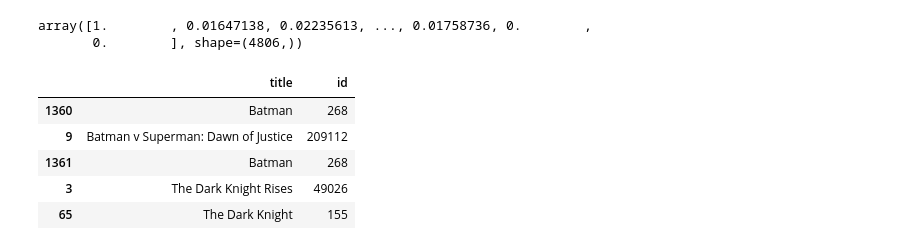
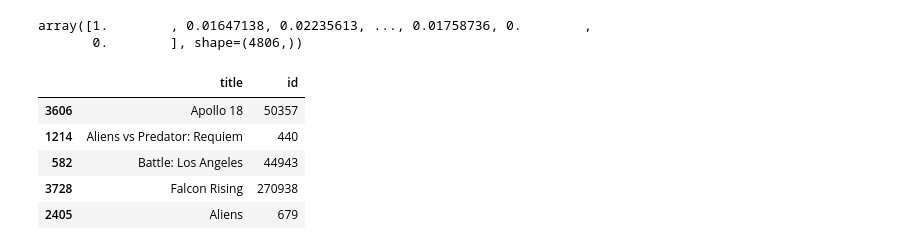
Before and after one commit to bishnusahu23/MovieRecommenderSystem, a Jupyter notebook: MovieRecommender.ipynb, the cells around one changed output. Drawn from its saved outputs; the diff is of its cells as text; code cells hidden in the pictures.

```diff
--- a/MovieRecommender.ipynb
+++ b/MovieRecommender.ipynb
@@ -225,3 +225,6 @@ memory usage: 429.6+ KB
+# %%
+movies.reset_index(inplace=True)
+movies.drop('index', axis=1, inplace=True)
 # %%
 # converting the overview column into a list
 movies['overview']=movies['overview'].apply(lambda x:x.split())
@@ -379,14 +406,14 @@ def recommend(name, count):
     movies=new_df.loc[indexes][['title','id']]
     return movies
 # %%
-recommend('Batman Begins',5)
+recommend('Avatar',5)
 # %% [output]
 |  | title | id |
-| 1360 | Batman | 268 |
-| 9 | Batman v Superman: Dawn of Justice | 209112 |
-| 1361 | Batman | 268 |
-| 3 | The Dark Knight Rises | 49026 |
-| 65 | The Dark Knight | 155 |
+| 3606 | Apollo 18 | 50357 |
+| 1214 | Aliens vs Predator: Requiem | 440 |
+| 582 | Battle: Los Angeles | 44943 |
+| 3728 | Falcon Rising | 270938 |
+| 2405 | Aliens | 679 |
 # %%
 import pickle
 
```
Also changed, not shown: parts of 8 cells of this notebook, 2 other files.
